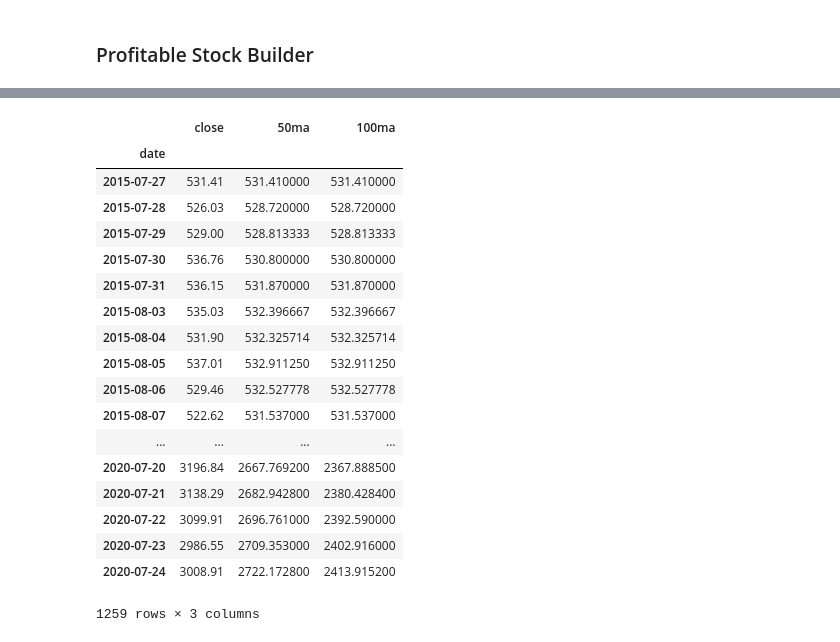
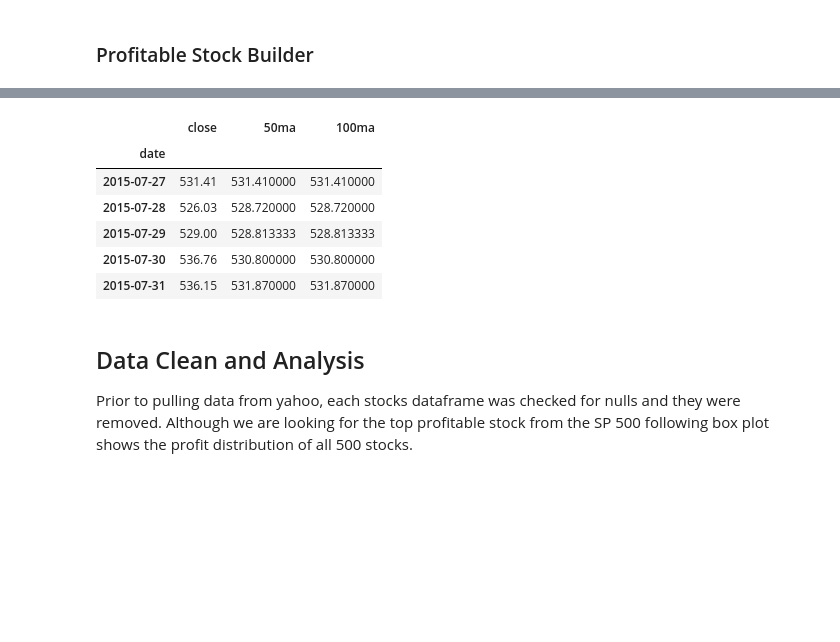
Before and after one commit to adgeli/Building_a_Medium_to_Long_Term_Profitable_Portfolio, a Jupyter notebook: portfolio_data_builder.ipynb, the cells around one changed output, grey strips where cells are left out. Drawn from its saved outputs; the diff is of its cells as text; code cells hidden in the pictures; blank space fills up the shorter version.

```diff
--- a/portfolio_data_builder.ipynb
+++ b/portfolio_data_builder.ipynb
@@ -24,8 +39,15 @@ import pandas_datareader.data as web
 # %%
 def generate_stock_prices(stock):
 
+    """
+    Funtion returns dataframe containing the closing prices and date for supplied stock symbol between
+    July 26, 2015 and July 24, 2020.
+    """
+
+    # Create empty dataframe for closing prices
     data = []
 
+    # Pull data for specified stock symbol and dates
     stock_prices = pd.DataFrame(columns = ["date", "close"])
     data = web.DataReader(stock, "yahoo","2015-07-26","2020-07-24" )
 
@@ -35,6 +57,7 @@ def generate_stock_prices(stock):
     data = data.reset_index()
     data = data.sort_values(by = ['Date'], ascending=True)
 
+    #Loop through stock data and pull only date and close price
     for key, value in data.iterrows():
 
         if value.empty:
@@ -46,7 +69,13 @@ def generate_stock_prices(stock):
     return stock_prices
 
 
+
 def calculate_stock_profit(dataframe):
+
+    """
+    Funtion appends the 50 and 100 moving average to the supplied stock dataframe.  Determines the when the averages cross calculating
+    when to buy and sell.  Profit is cummulated based on an intial investment of 1000.00
+    """
 
     day_num=0
     curr_pos=0
@@ -55,10 +84,10 @@ def calculate_stock_profit(dataframe):
     acum_profit=0
 
     stock_profit = dataframe.set_index(dataframe['date'])  # drop = true
-    #stock_profit = stock_profit.drop(columns=['date'])
+
     stock_profit['100ma'] = stock_profit['close'].rolling(window=100,min_periods=0).mean()
     stock_profit['50ma'] = stock_profit['close'].rolling(window=50,min_periods=0).mean()
-    #stock_profit = stock_profit.sort_index(ascending =True)
+
 
     for day_num in range(len(stock_profit)):
         if day_num>0:
@@ -88,7 +117,15 @@ def calculate_stock_profit(dataframe):
     return acum_profit
 
 
+
+
 def trader(pre_ma_100, pre_ma_50, ma_100, ma_50):
+
+    """
+    Funtion determines the when the averages cross calculating and returns a
+    when to buy or sell flag.
+    """
+
     if(pre_ma_50<pre_ma_100 and ma_50>ma_100):
         order="BUY"
     elif(pre_ma_50>pre_ma_100 and ma_50<ma_100):
@@ -244,39 +264,31 @@ SP
 # %%
 # Create sample csv file with prices and moving average prices to generate sample graph
 
 # Setup inputoutput files and locations
 output = Path("resources/sample_moving_amzn.csv")
 
 
 # Pull closing prices stock AMZN
 sample_moving_price = generate_stock_prices('AMZN')
 
 # Set date as index
 sample_moving_result = sample_moving_price.set_index(sample_moving_price['date'])  # drop = true
 sample_moving_result = sample_moving_result.drop(columns=['date'])
 
 # Append
 sample_moving_result['50ma'] = sample_moving_result['close'].rolling(window=50,min_periods=0).mean()
 sample_moving_result['100ma'] = sample_moving_result['close'].rolling(window=100,min_periods=0).mean()
 
-sample_moving_result
+sample_moving_result.head()
 # %% [output]
 |  | close | 50ma | 100ma |
 | date |  |  |  |
 | 2015-07-27 | 531.41 | 531.410000 | 531.410000 |
 | 2015-07-28 | 526.03 | 528.720000 | 528.720000 |
 | 2015-07-29 | 529.00 | 528.813333 | 528.813333 |
 | 2015-07-30 | 536.76 | 530.800000 | 530.800000 |
 | 2015-07-31 | 536.15 | 531.870000 | 531.870000 |
-| 2015-08-03 | 535.03 | 532.396667 | 532.396667 |
-| 2015-08-04 | 531.90 | 532.325714 | 532.325714 |
-| 2015-08-05 | 537.01 | 532.911250 | 532.911250 |
-| 2015-08-06 | 529.46 | 532.527778 | 532.527778 |
-| 2015-08-07 | 522.62 | 531.537000 | 531.537000 |
-| ... | ... | ... | ... |
-| 2020-07-20 | 3196.84 | 2667.769200 | 2367.888500 |
-| 2020-07-21 | 3138.29 | 2682.942800 | 2380.428400 |
-| 2020-07-22 | 3099.91 | 2696.761000 | 2392.590000 |
-| 2020-07-23 | 2986.55 | 2709.353000 | 2402.916000 |
-| 2020-07-24 | 3008.91 | 2722.172800 | 2413.915200 |
-1259 rows × 3 columns
+# %% [markdown]
+## Data Clean and Analysis
+
+Prior to pulling data from yahoo, each stocks dataframe was checked for nulls and they were removed.  Although we are looking for the top profitable stock from the SP 500 following box plot shows the profit distribution of all 500 stocks.
```
Also changed, not shown: parts of 11 cells of this notebook, 4 other files.
